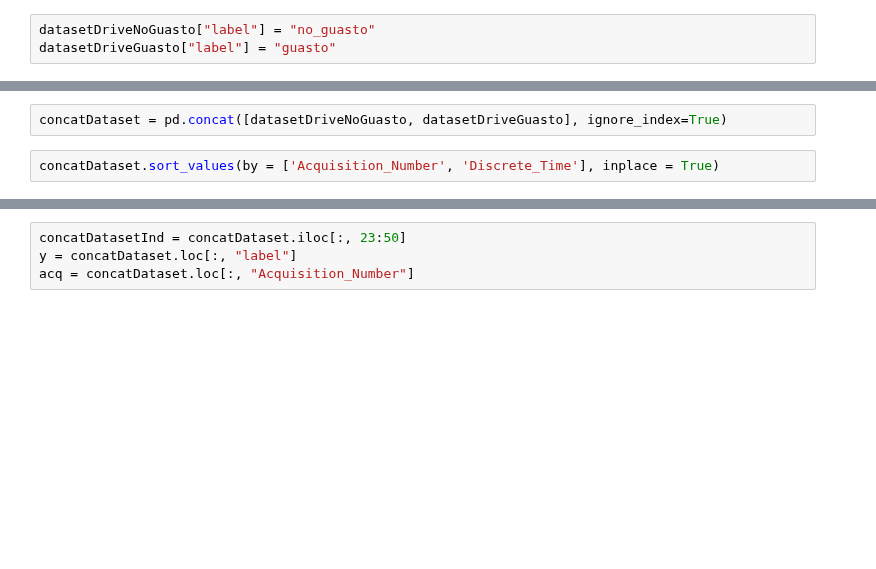
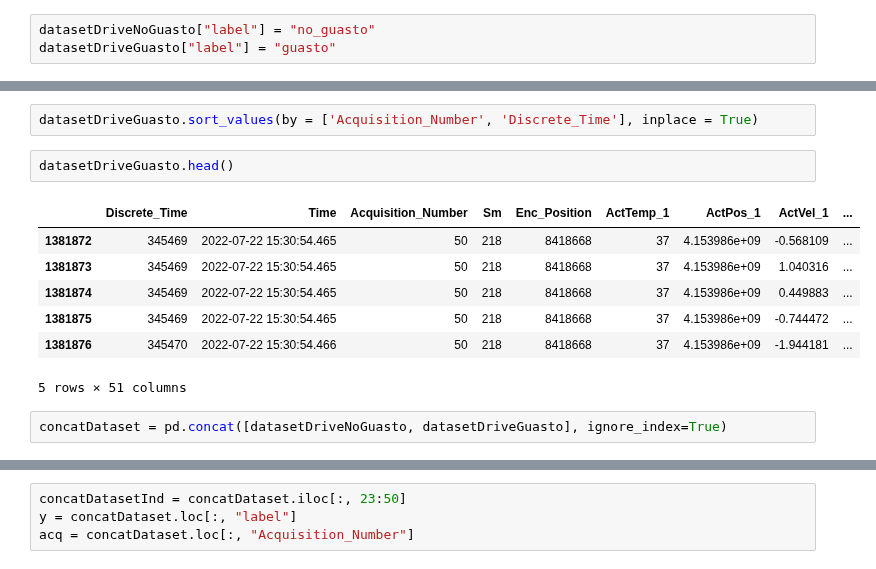
Before and after one commit to BianchiLuca28/project_CSD, a Jupyter notebook: notebook_exploration_cleaning /new_analysis.ipynb, the cells around one changed output, grey strips where cells are left out. Cells and saved outputs as stored; diff of their text form; blank space fills up the shorter version.

```diff
--- a/notebook_exploration_cleaning /new_analysis.ipynb
+++ b/notebook_exploration_cleaning /new_analysis.ipynb
@@ -65,5 +77,15 @@ datasetDriveNoGuasto.head()
+# %%
+datasetDriveGuasto.sort_values(by = ['Acquisition_Number', 'Discrete_Time'], inplace = True)
+# %%
+datasetDriveGuasto.head()
+# %% [output]
+|  | Discrete_Time | Time | Acquisition_Number | Sm | Enc_Position | ActTemp_1 | ActPos_1 | ActVel_1 | ... |
+| 1381872 | 345469 | 2022-07-22 15:30:54.465 | 50 | 218 | 8418668 | 37 | 4.153986e+09 | -0.568109 | ... |
+| 1381873 | 345469 | 2022-07-22 15:30:54.465 | 50 | 218 | 8418668 | 37 | 4.153986e+09 | 1.040316 | ... |
+| 1381874 | 345469 | 2022-07-22 15:30:54.465 | 50 | 218 | 8418668 | 37 | 4.153986e+09 | 0.449883 | ... |
+| 1381875 | 345469 | 2022-07-22 15:30:54.465 | 50 | 218 | 8418668 | 37 | 4.153986e+09 | -0.744472 | ... |
+| 1381876 | 345470 | 2022-07-22 15:30:54.466 | 50 | 218 | 8418668 | 37 | 4.153986e+09 | -1.944181 | ... |
+5 rows × 51 columns
 # %%
 concatDataset = pd.concat([datasetDriveNoGuasto, datasetDriveGuasto], ignore_index=True)
-# %%
-concatDataset.sort_values(by = ['Acquisition_Number', 'Discrete_Time'], inplace = True)
 # %%
```
Also changed, not shown: parts of 21 cells of this notebook.
